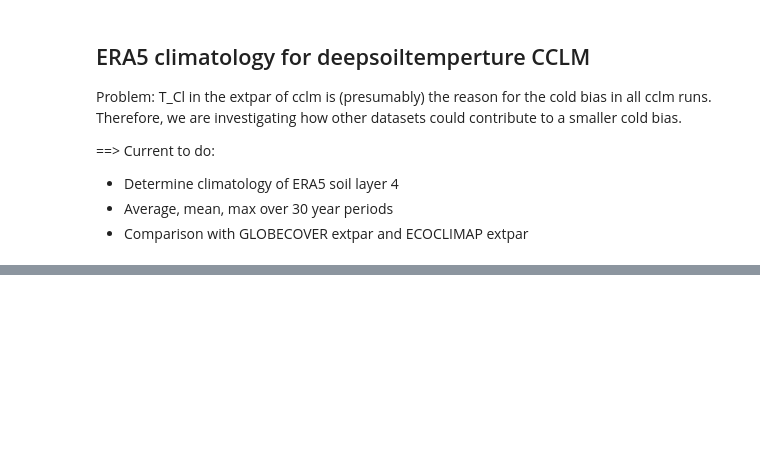
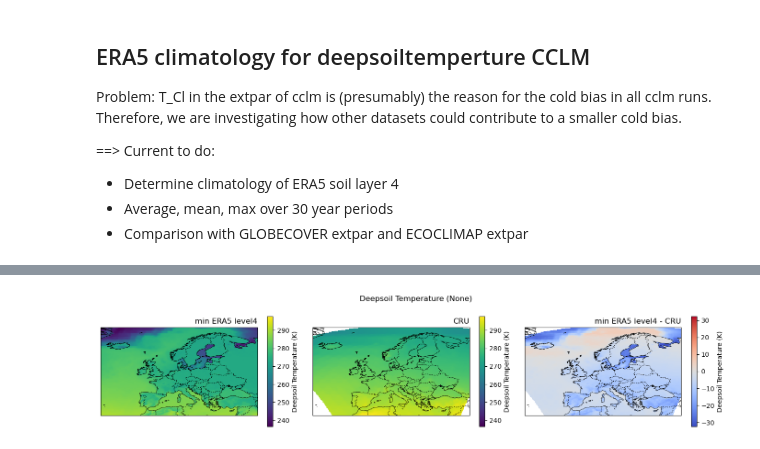
Before and after one commit to CORDEX-be2/ValEnsPy, a Jupyter notebook: evaluation_cclm/Deepsoil/CCLM_eval_era5_climatology.ipynb, the cells around one changed output, grey strips where cells are left out. Cells and saved outputs as stored; diff of their text form; code cells hidden in the pictures; blank space fills up the shorter version.

```diff
--- a/evaluation_cclm/Deepsoil/CCLM_eval_era5_climatology.ipynb
+++ b/evaluation_cclm/Deepsoil/CCLM_eval_era5_climatology.ipynb
@@ -213,11 +160,10 @@ history :
-# %%
-da = ds['stl4'].mean('time')
-#plot_map(da)
 # %%
 gridfile = data_dir + climatology_files[0]
 da_ec_extp_soil = ec_extp["T_CL"]
 ec_remap = remap_cdo(ds = da_ec_extp_soil, target_grid = gridfile, remap_method="bil")
 # %%
-ec_remap.attrs['long_name'] = 'CRU climatology'
+ec_remap.attrs['long_name'] = 'Deepsoil Temperature'
 ec_remap.attrs['units'] = 'K'
+ec_remap.attrs['dataset'] = 'CRU'
 da_ec_remap = ec_remap.to_array()
+da.attrs['dataset'] = method + ' ERA5 level4'
@@ -227,3 +250,0 @@ diff_ec = da -  ec_remap
-# %%
-da_diff = diff_ec.to_array()
-da_diff
@@ -255,2 +251,4 @@ Climate Data Operators version 2.4.0 (https://mpimet.mpg.de/cdo)
 # %%
-fig = plot_maps_mod_ref_diff(da_mod = da,  da_ref = da_ec_remap,  da_diff = da_diff)
+ax = plot_maps_mod_ref_diff(da_mod = da,  da_ref = da_ec_remap,  da_diff = da_diff)
+# %% [output]
+[figure, added]
```
Also changed, not shown: parts of 11 cells of this notebook.
